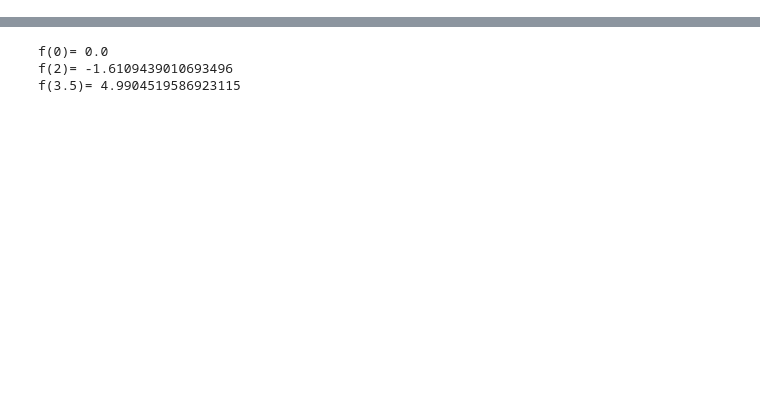
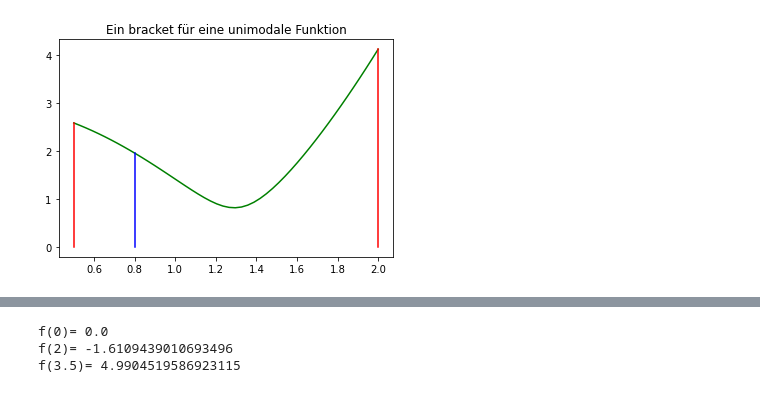
Before and after one commit to MBrill/Jupyter, a Jupyter notebook: Optimierung/opti1D.ipynb, the cells around one changed output, grey strips where cells are left out. Drawn from its saved outputs; the diff is of its cells as text; code cells hidden in the pictures; blank space fills up the shorter version.

```diff
--- a/Optimierung/opti1D.ipynb
+++ b/Optimierung/opti1D.ipynb
@@ -19,0 +41,19 @@ Der Brent-Algorithmus implementiert eine *safe guarded quadratic interpolation*
+# %%
+xaline = np.array([0.5, 0.5])
+yaline = np.array([0.0, uniex(0.5)])
+xbline = np.array([2.0, 2.0])
+ybline = np.array([0.0, uniex(2.0)])
+xcline= np.array([0.8, 0.8])
+ycline= np.array([0.0, uniex(0.8)])
+
+fig = plt.figure()
+plt.plot(x, y, 'g-')
+plt.plot(xaline, yaline, 'r-')
+plt.plot(xbline, ybline, 'r-')
+plt.plot(xcline, ycline, 'b-')
+
+plt.title('Ein bracket für eine unimodale Funktion')
+
+plt.show()
+# %% [output]
+[figure, added]
```
Also changed, not shown: parts of 19 cells of this notebook, 4 other files.
